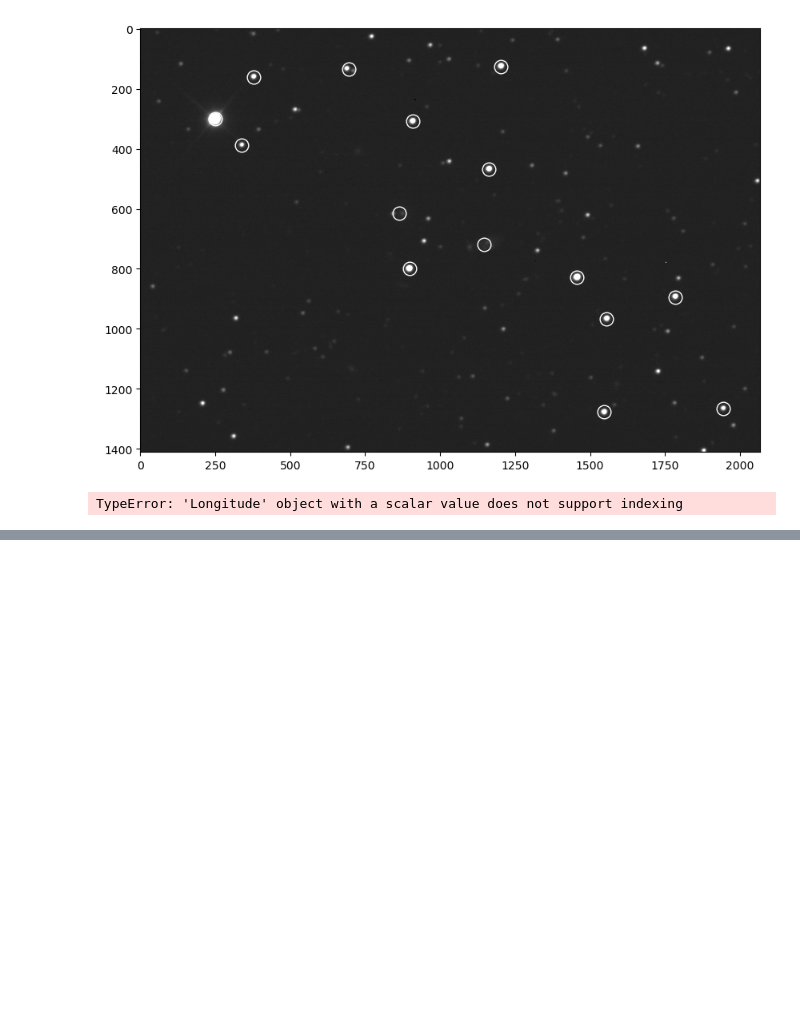
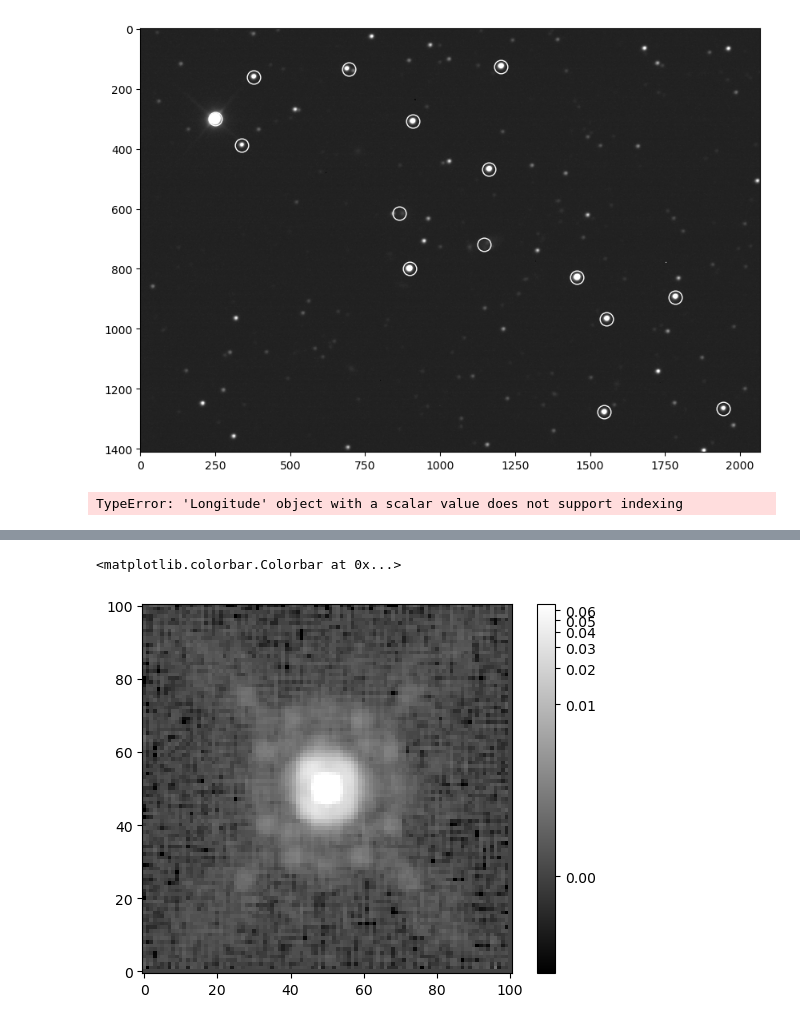
Before and after one commit to brianhill/transient-astronomy, a Jupyter notebook: targets/SN_2022abik/2022-12-1415/analysis-sofia.ipynb, the cells around one changed output, grey strips where cells are left out. Saved outputs shown, nothing was run; the diff lists cells and outputs as text; code cells hidden in the pictures; blank space fills up the shorter version.

Commit message:
Tested epsf.

```diff
--- a/targets/SN_2022abik/2022-12-1415/analysis-sofia.ipynb
+++ b/targets/SN_2022abik/2022-12-1415/analysis-sofia.ipynb
@@ -511,0 +500,17 @@ first_light_list[0][0].header['FOCPOS']
+# %%
+## now can construct EPSFBuilder class. Making ePSF with oversampling factor of 4.0. Limiting iterations to 3 here, but need to do ten or more in real life. .
+## first initiliaze with desired cutouts
+
+from photutils.psf import EPSFBuilder
+epsf_builder = EPSFBuilder(oversampling=4, maxiters=3,
+                           progress_bar=False)
+epsf, fitted_stars = epsf_builder(stars)
+# %%
+## returned values are ePSFModel objects as new EPSFStars objects with fitted star positions and fluxes.
+## showing...
+norm = simple_norm(epsf.data, 'log', percent=99.0)
+plt.imshow(epsf.data, norm=norm, origin='lower', cmap='gray')
+plt.colorbar()
+# %% [output]
+<matplotlib.colorbar.Colorbar at 0x...>
+[figure, added]
```
Also changed, not shown: parts of 27 cells of this notebook.
